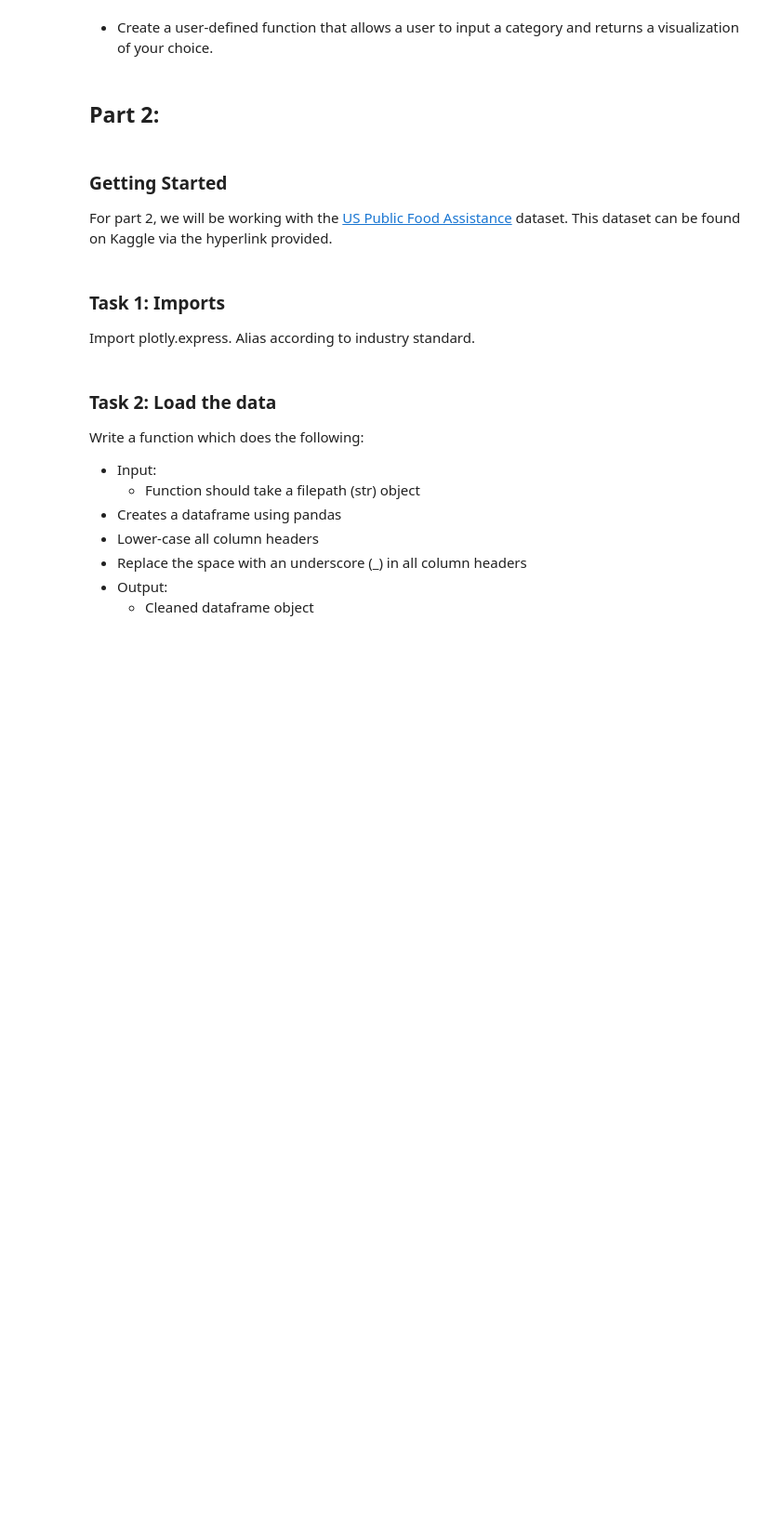
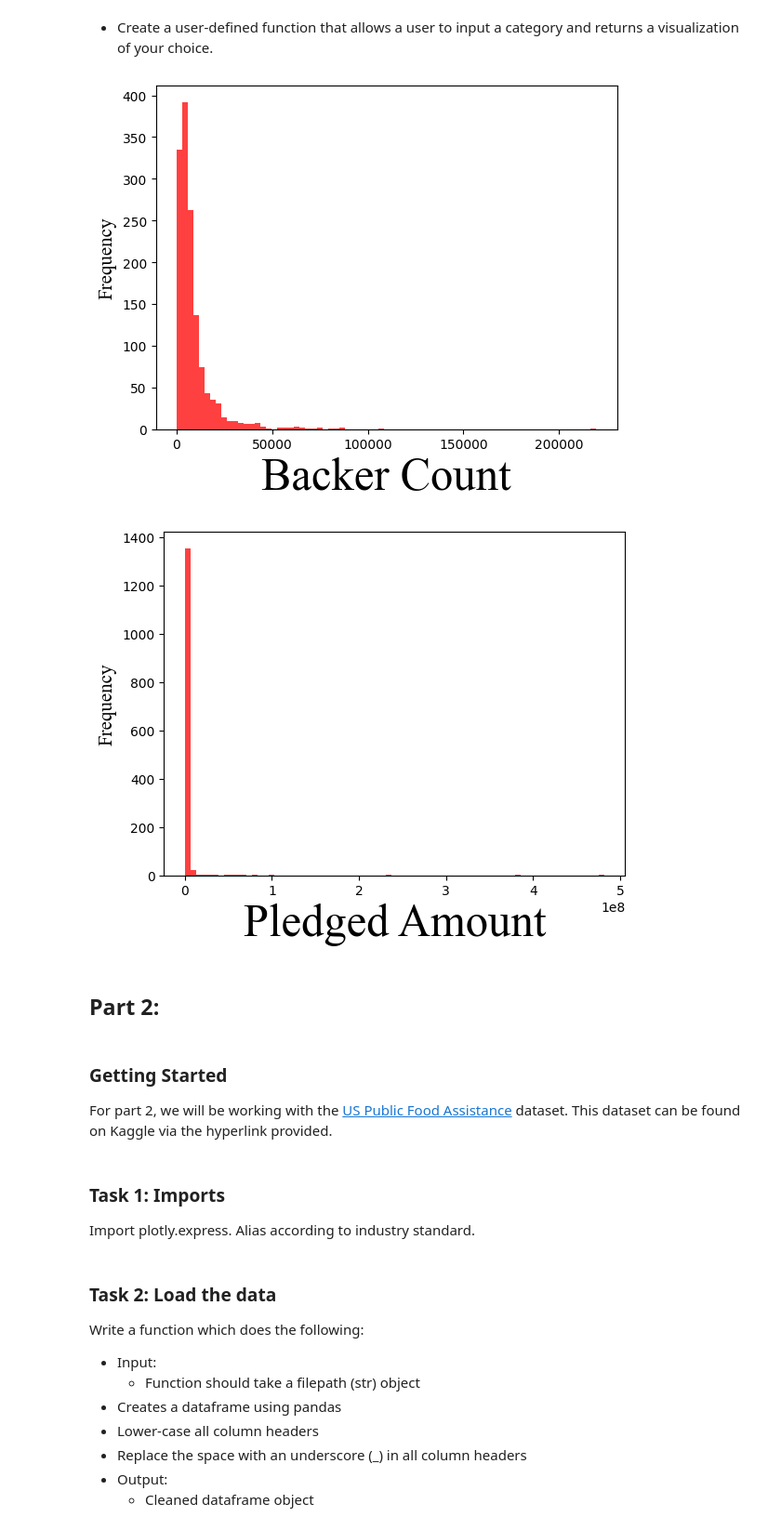
Before and after one commit to Sir-Roe/bootcamp, a Jupyter notebook: week_4/visualizations.ipynb, the cells around one changed output. Shown: that part at 93% size. Drawn from its saved outputs; the diff is of its cells as text; code cells hidden in the pictures; blank space fills up the shorter version.

```diff
--- a/week_4/visualizations.ipynb
+++ b/week_4/visualizations.ipynb
@@ -121,5 +106,19 @@ NameError: name 'read_csv' is not defined
 # %% [markdown]
 - Create a user-defined function that allows a user to input a category and returns a visualization of your choice.
+# %%
+#send any numerical data set to see it's distribution
+def histo(x,label='Values'):
+    plt.hist(x, bins = 75, label = 'Data', color = 'r', alpha = 0.75)
+    plt.xlabel(label, fontsize = 35, fontname = 'Times New Roman')
+    plt.ylabel('Frequency', fontname = 'Times New Roman', fontsize = 15)
+    return plt.show()
+
+histo(df_box['backers_count'],'Backer Count')
+histo(df_box['pledged'],'Pledged Amount')
+histo(df_box['pledged'],'Pledged Amount')
+# %% [output]
+[figure, added]
+[figure, added]
 # %% [markdown]
 ## **Part 2:**
 # %% [markdown]
```
Also changed, not shown: parts of 11 cells of this notebook, 2 other files.
